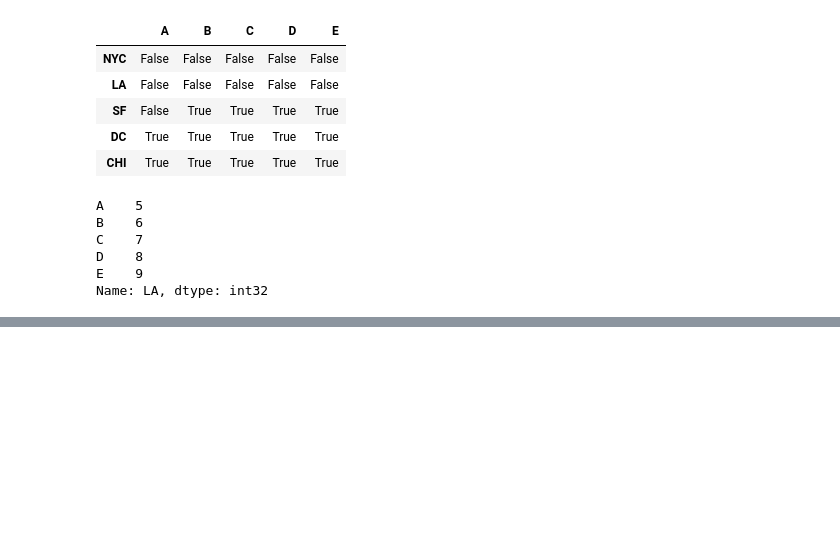
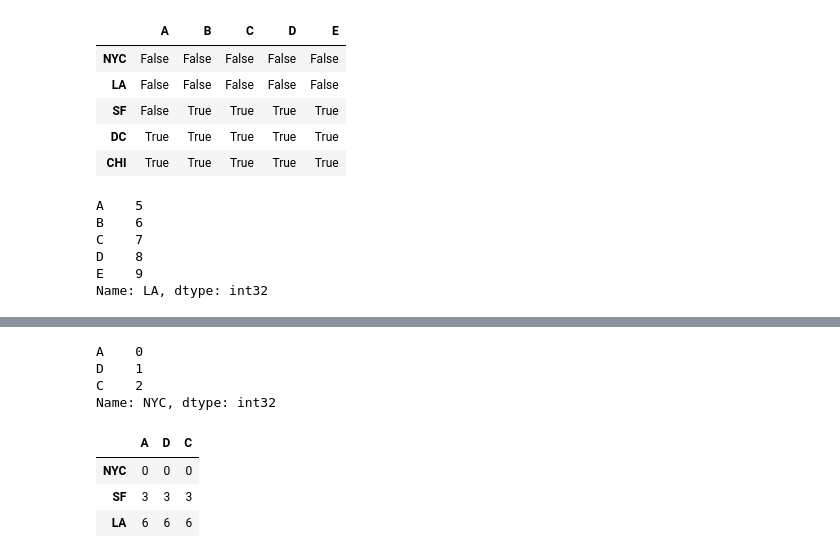
Before and after one commit to nomanbaig98/python-for-data-analysis-and-visualization, a Jupyter notebook: Learning Pandas/Learning Pandas.ipynb, the cells around one changed output, grey strips where cells are left out. Cells and saved outputs as stored; diff of their text form; code cells hidden in the pictures; blank space fills up the shorter version.

```diff
--- a/Learning Pandas/Learning Pandas.ipynb
+++ b/Learning Pandas/Learning Pandas.ipynb
@@ -717,0 +787,16 @@ Name: LA, dtype: int32
+# %%
+ser3 = dframe2.iloc[0]
+# %%
+ser3
+# %% [output]
+A    0
+D    1
+C    2
+Name: NYC, dtype: int32
+# %%
+dframe2-ser3
+# %% [output]
+|  | A | D | C |
+| NYC | 0 | 0 | 0 |
+| SF | 3 | 3 | 3 |
+| LA | 6 | 6 | 6 |
```
Also changed, not shown: parts of 10 cells of this notebook.
